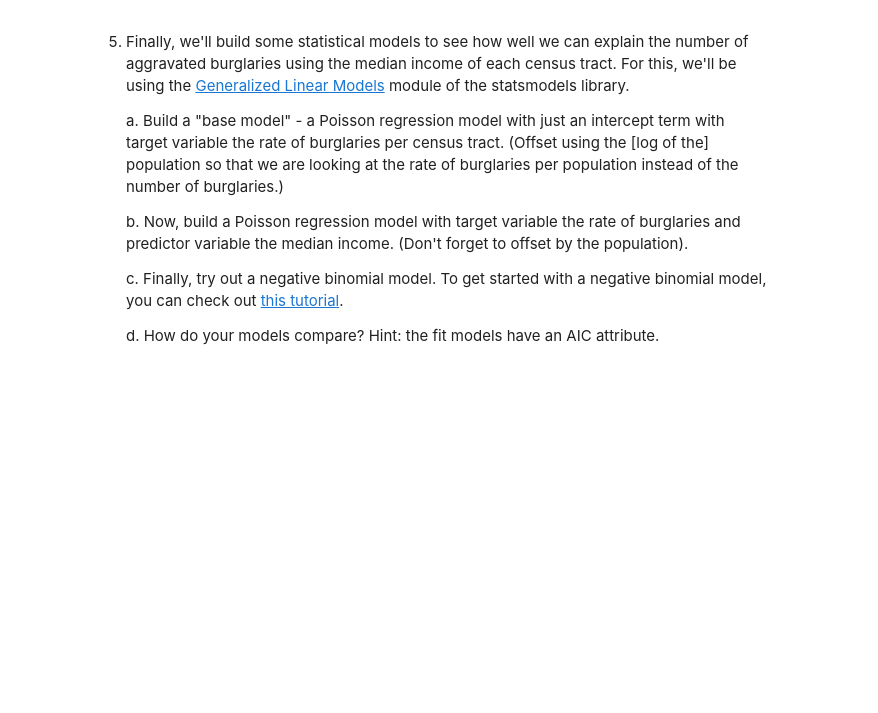
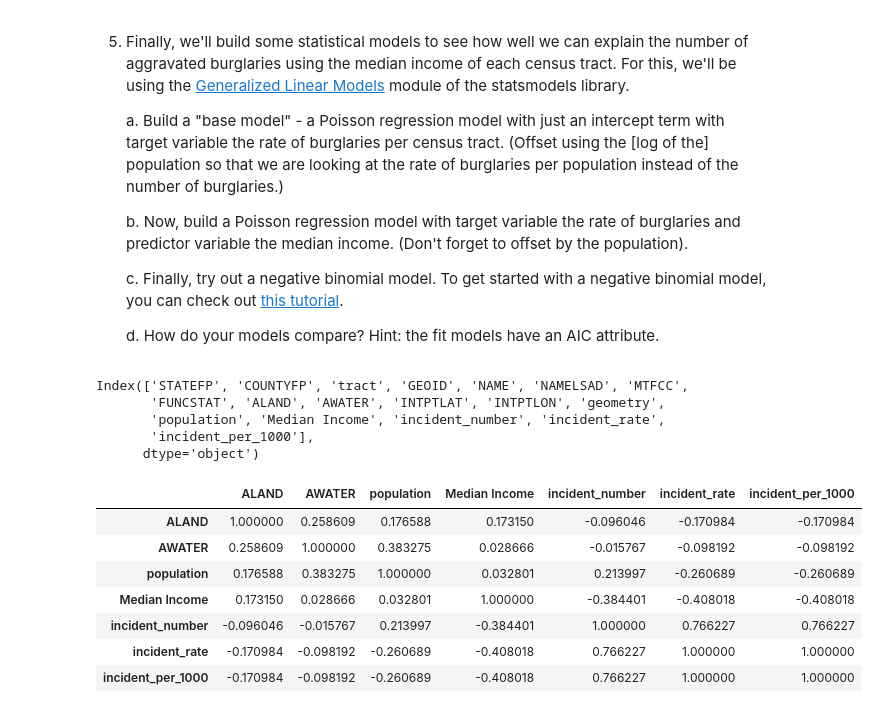
Before and after one commit to nss-data-science-cohort-5/geospatial_api-purple-pumas, a Jupyter notebook: notebooks/2021-10-02 geospatial_project.ipynb, the cells around one changed output. Cells and saved outputs as stored; diff of their text form; code cells hidden in the pictures; blank space fills up the shorter version.

```diff
--- a/notebooks/2021-10-02 geospatial_project.ipynb
+++ b/notebooks/2021-10-02 geospatial_project.ipynb
@@ -228,3 +222,22 @@ choropleth_data.plot(column = 'Median Income',figsize = (15,10),
     c. Finally, try out a negative binomial model. To get started with a negative binomial model, you can check out [this tutorial](https://timeseriesreasoning.com/contents/negative-binomial-regression-model/).
 
     d. How do your models compare? Hint: the fit models have an AIC attribute.
+# %%
+choropleth_data.columns
+# %% [output]
+Index(['STATEFP', 'COUNTYFP', 'tract', 'GEOID', 'NAME', 'NAMELSAD', 'MTFCC',
+       'FUNCSTAT', 'ALAND', 'AWATER', 'INTPTLAT', 'INTPTLON', 'geometry',
+       'population', 'Median Income', 'incident_number', 'incident_rate',
+       'incident_per_1000'],
+      dtype='object')
+# %%
+choropleth_data[choropleth_data['incident_per_1000']<20].corr()
+# %% [output]
+|  | ALAND | AWATER | population | Median Income | incident_number | incident_rate | incident_per_1000 |
+| ALAND | 1.000000 | 0.258609 | 0.176588 | 0.173150 | -0.096046 | -0.170984 | -0.170984 |
+| AWATER | 0.258609 | 1.000000 | 0.383275 | 0.028666 | -0.015767 | -0.098192 | -0.098192 |
+| population | 0.176588 | 0.383275 | 1.000000 | 0.032801 | 0.213997 | -0.260689 | -0.260689 |
+| Median Income | 0.173150 | 0.028666 | 0.032801 | 1.000000 | -0.384401 | -0.408018 | -0.408018 |
+| incident_number | -0.096046 | -0.015767 | 0.213997 | -0.384401 | 1.000000 | 0.766227 | 0.766227 |
+| incident_rate | -0.170984 | -0.098192 | -0.260689 | -0.408018 | 0.766227 | 1.000000 | 1.000000 |
+| incident_per_1000 | -0.170984 | -0.098192 | -0.260689 | -0.408018 | 0.766227 | 1.000000 | 1.000000 |
```
Also changed, not shown: parts of 13 cells of this notebook.
